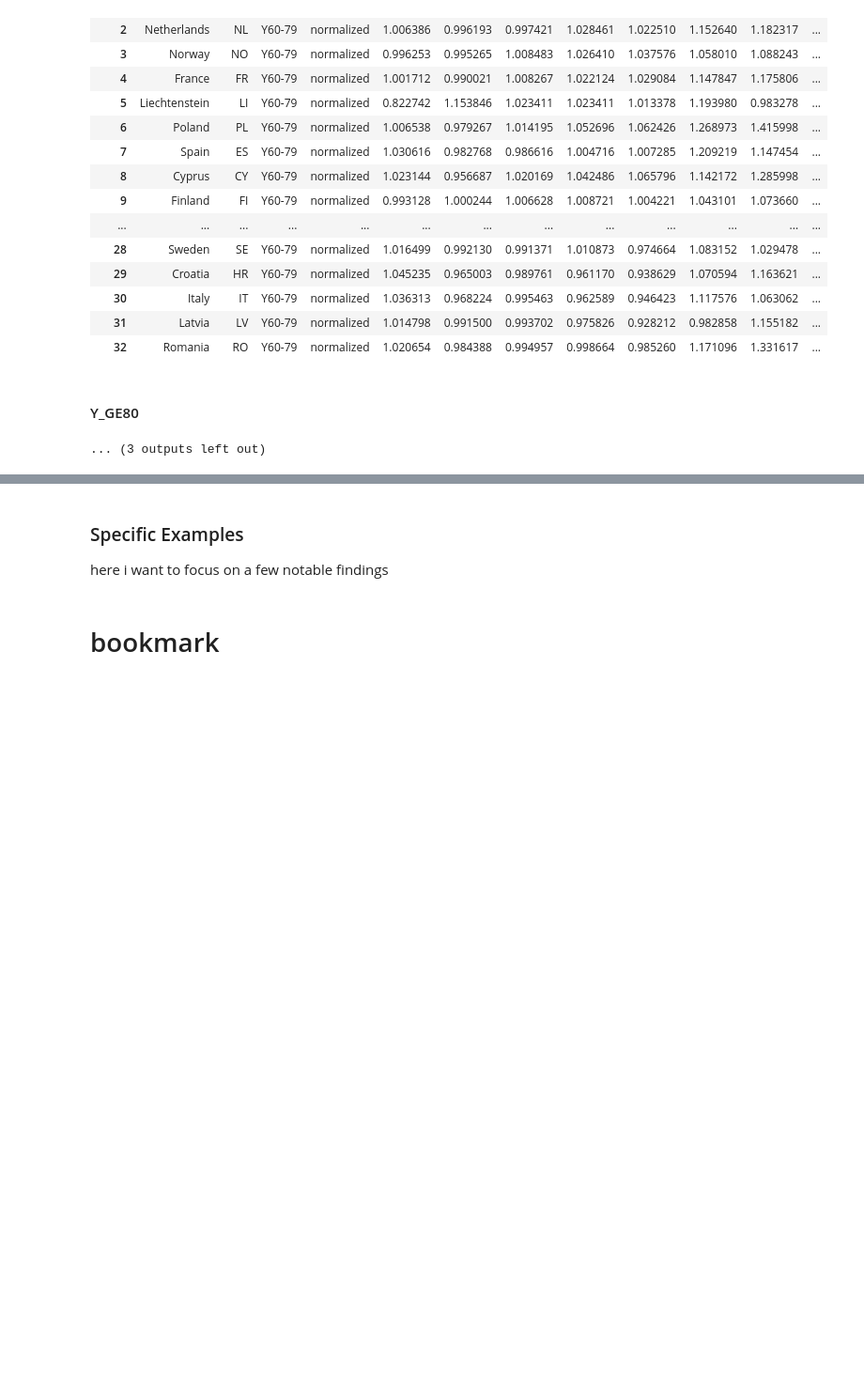
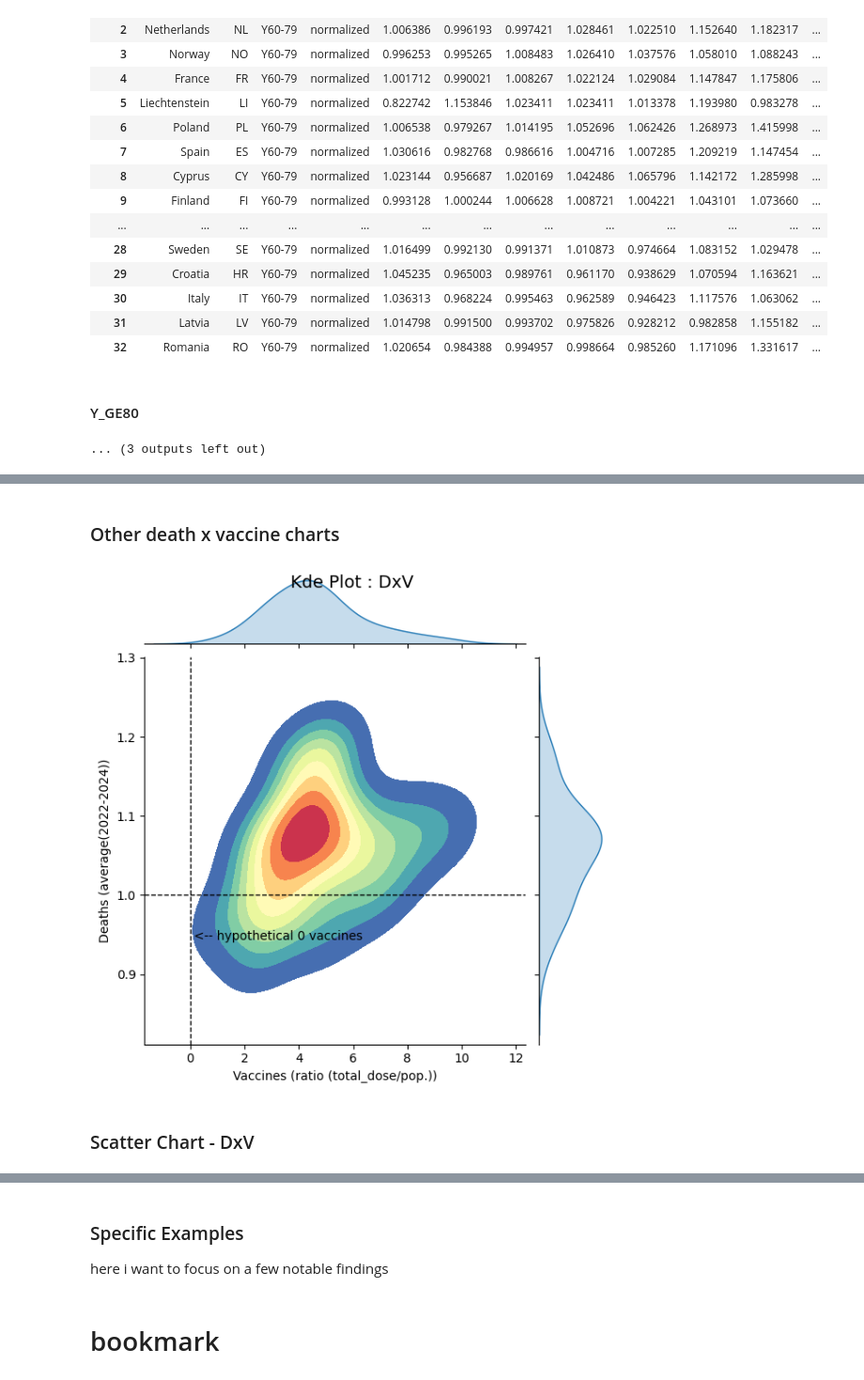
Before and after one commit to jgarza9788/Excess_Mortality_And_Vaccines_In_Europe, a Jupyter notebook: main.ipynb, the cells around one changed output, grey strips where cells are left out. Shown at 94% size. Cells and saved outputs as stored; diff of their text form; code cells hidden in the pictures; blank space fills up the shorter version.

```diff
--- a/main.ipynb
+++ b/main.ipynb
@@ -1330,0 +1403,61 @@ tails = sums.tail(10)
+# %% [markdown]
+### Other death x vaccine charts
+# %%
+
+temp = dxv[dxv.value < 14]
+temp = temp.dropna(subset=['value'])
+
+g = sns.jointplot(
+    data=temp,
+    x="value",
+    y="average(2022-2024)",
+    kind="kde",
+    fill=True,
+    cmap=heatmapCM
+)
+g.set_axis_labels( "Vaccines (ratio (total_dose/pop.))","Deaths (average(2022-2024))")
+
+g.figure.suptitle("Kde Plot : DxV", fontsize=14)
+
+# Add a title
+plt.title("<-- hypothetical 0 vaccines", fontsize=10,x=0.35,y=0.25)
+
+# Add vertical and horizontal lines
+plt.axvline(x=0.0, color='black', linestyle='--', linewidth=1)  # Vertical line at x=20
+plt.axhline(y=1.0, color='black', linestyle='--', linewidth=1)  # Horizontal line at y=3
+
+# display(vdravg)
+plt.show()
+# %% [output]
+[figure, added]
+# %%
+title = 'Scatter Chart - DxV'
+display(MD(f'### {title}'))
+
+fig = px.scatter(
+        dxv,
+        x="value",
+        y="average(2022-2024)",
+        color="name",
+        hover_name="name",
+        title=title,
+        labels={
+            "value": "Vaccines (ratio total_dose/pop.)",  # Custom X-axis label
+            "average(2022-2024)": "Deaths average(2022-2024)"           # Custom Y-axis label
+        },
+        height=750
+    )
+fig.update_layout(template="plotly_dark")
+
+fig.add_shape(
+    type="line",
+    x0=0, x1=dxv.value.max(),
+    y0=1, y1=1, # Start and end y-coordinates
+    line=dict(color="Red", width=2, dash="dash"),  # Line style
+    xref="x", yref="y"          # Reference axes
+)
+
+
+fig.show()
+# %% [output]
+### Scatter Chart - DxV
```
Also changed, not shown: parts of 16 cells of this notebook, 3 other files.
